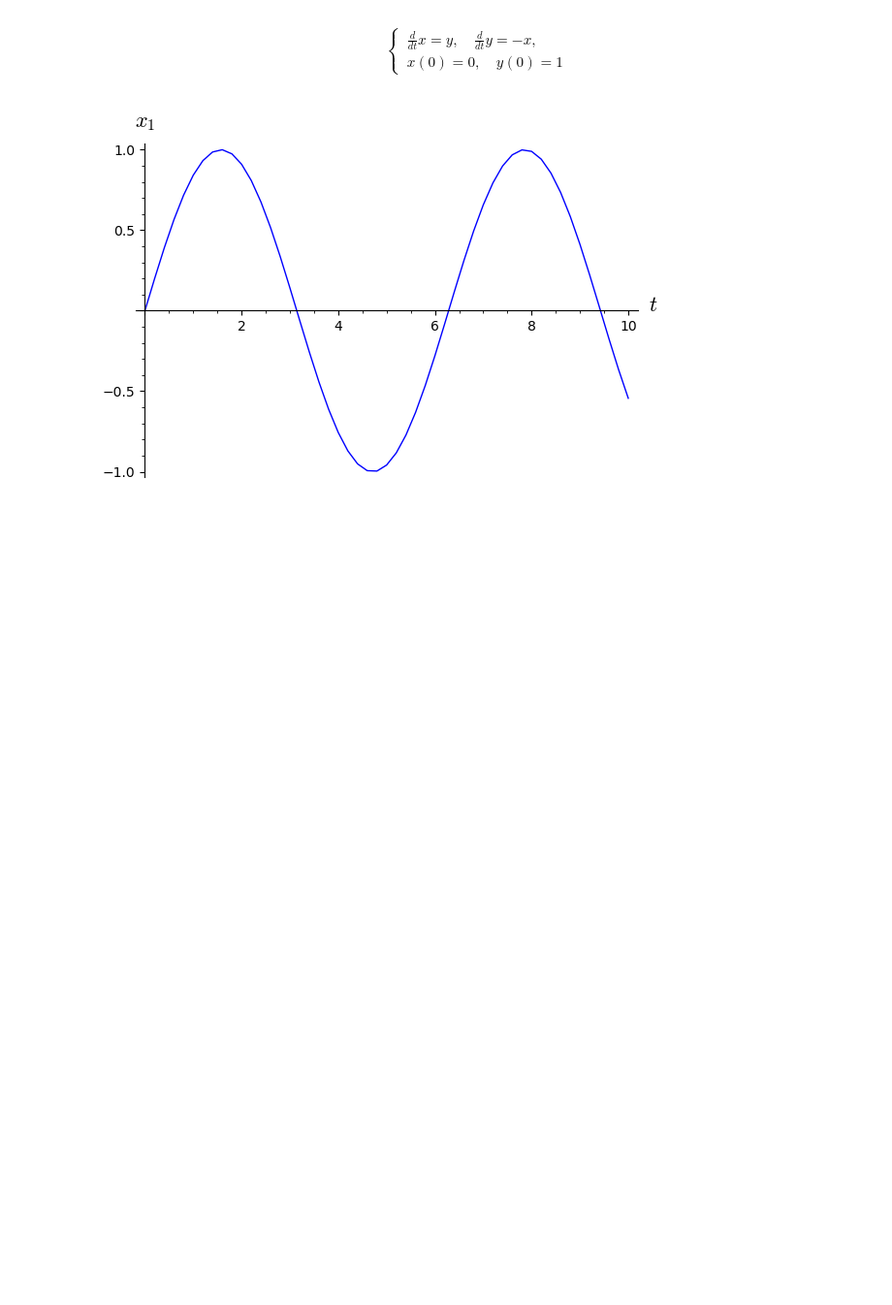
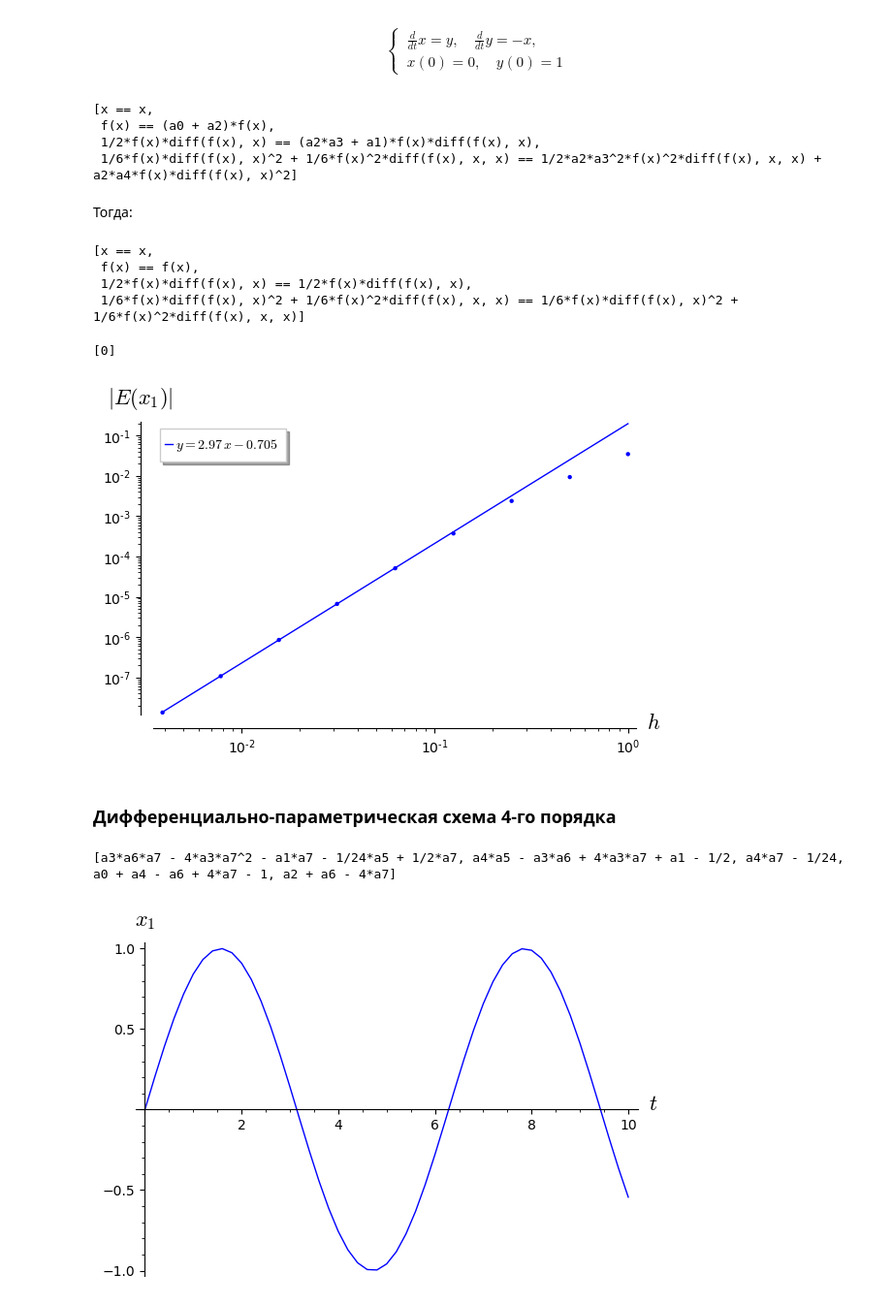
Before and after one commit to vmkadrov/dps, a Jupyter notebook: examples/examples.ipynb, the cells around one changed output. Shown at 97% size. Drawn from its saved outputs; the diff is of its cells as text; code cells hidden in the pictures; blank space fills up the shorter version.

```diff
--- a/examples/examples.ipynb
+++ b/examples/examples.ipynb
@@ -101,7 +135,0 @@ s.coefficients(right = x)
-# %%
-a_param = var(['a'] +['a' + str(i) for i in range(10)])
-L = function('L') # оператор
-
-F = a0*f(x)+ a1*L(f(x))*dt +\
-    a2*f(x + a3*f(x)*dt + a4*L(f(x))*dt^2) +\
-    a4*f(x + a5*f(x)*dt + a6*L(f(x))*dt^2 + a7*L(L(f(x)))*dt^3)
@@ -138,3 +159,50 @@ $$
 # %%
 var("x1,x2")
 pr1 = Initial_problem([x1,x2],[x2,-x1],[0,1],10)
+# %%
+L = function('L') # оператор
+dp3 = F = a0*f(x)+ a1*L(f(x))*dt + a2*f(x + a3*f(x)*dt + a4*L(f(x))*dt^2)
+# %%
+s = Scheme([x,t],[f,L],a_param, dp3, order = 3)
+s.parametric_eqs()
+# %% [output]
+[x == x,
+ f(x) == (a0 + a2)*f(x),
+ 1/2*f(x)*diff(f(x), x) == (a2*a3 + a1)*f(x)*diff(f(x), x),
+ 1/6*f(x)*diff(f(x), x)^2 + 1/6*f(x)^2*diff(f(x), x, x) == 1/2*a2*a3^2*f(x)^2*diff(f(x), x, x) + a2*a4*f(x)*diff(f(x), x)^2]
+# %% [markdown]
+Тогда:
+# %%
+C1 = {
+    a0: 6/9,
+    a1: 1/6,
+    a2: 3/9,
+    a3: 1,
+    a4: 1/2
+}
+C2 = {
+    a0: 1/4,
+    a1: 0,
+    a2: 3/4,
+    a3: 2/3,
+    a4: 2/9
+}
+# %%
+s_subs_1 = Scheme([x,t],[f,L],a_param, dp3.subs(C1), order = 3)
+s_subs_1.parametric_eqs()
+# %% [output]
+[x == x,
+ f(x) == f(x),
+ 1/2*f(x)*diff(f(x), x) == 1/2*f(x)*diff(f(x), x),
+ 1/6*f(x)*diff(f(x), x)^2 + 1/6*f(x)^2*diff(f(x), x, x) == 1/6*f(x)*diff(f(x), x)^2 + 1/6*f(x)^2*diff(f(x), x, x)]
+# %%
+s_subs = Scheme([x,t],[f,L],a_param, dp3.subs(C2), order = 3)
+s_subs.coefficients(-x)
+# %% [output]
+[0]
+# %%
+pic = richardson_plot([dps(pr1, s, C1, N=10*2^n) for n in range(10)],x1,10, nmin=5, nmax=7); pic
+# %% [output]
+[figure, added]
+# %% [markdown]
+### Дифференциально-параметрическая схема 4-го порядка
@@ -141,3 +213,8 @@ pr1 = Initial_problem([x1,x2],[x2,-x1],[0,1],10)
+# %%
+s = Scheme([x,t],[f,L],a_param, F, order = 4)
+s.coefficients(right = x)
+# %% [output]
+[a3*a6*a7 - 4*a3*a7^2 - a1*a7 - 1/24*a5 + 1/2*a7, a4*a5 - a3*a6 + 4*a3*a7 + a1 - 1/2, a4*a7 - 1/24, a0 + a4 - a6 + 4*a7 - 1, a2 + a6 - 4*a7]
 # %%
 C = {
     a0: 1/2,
```
Also changed, not shown: parts of 19 cells of this notebook, 3 other files.
